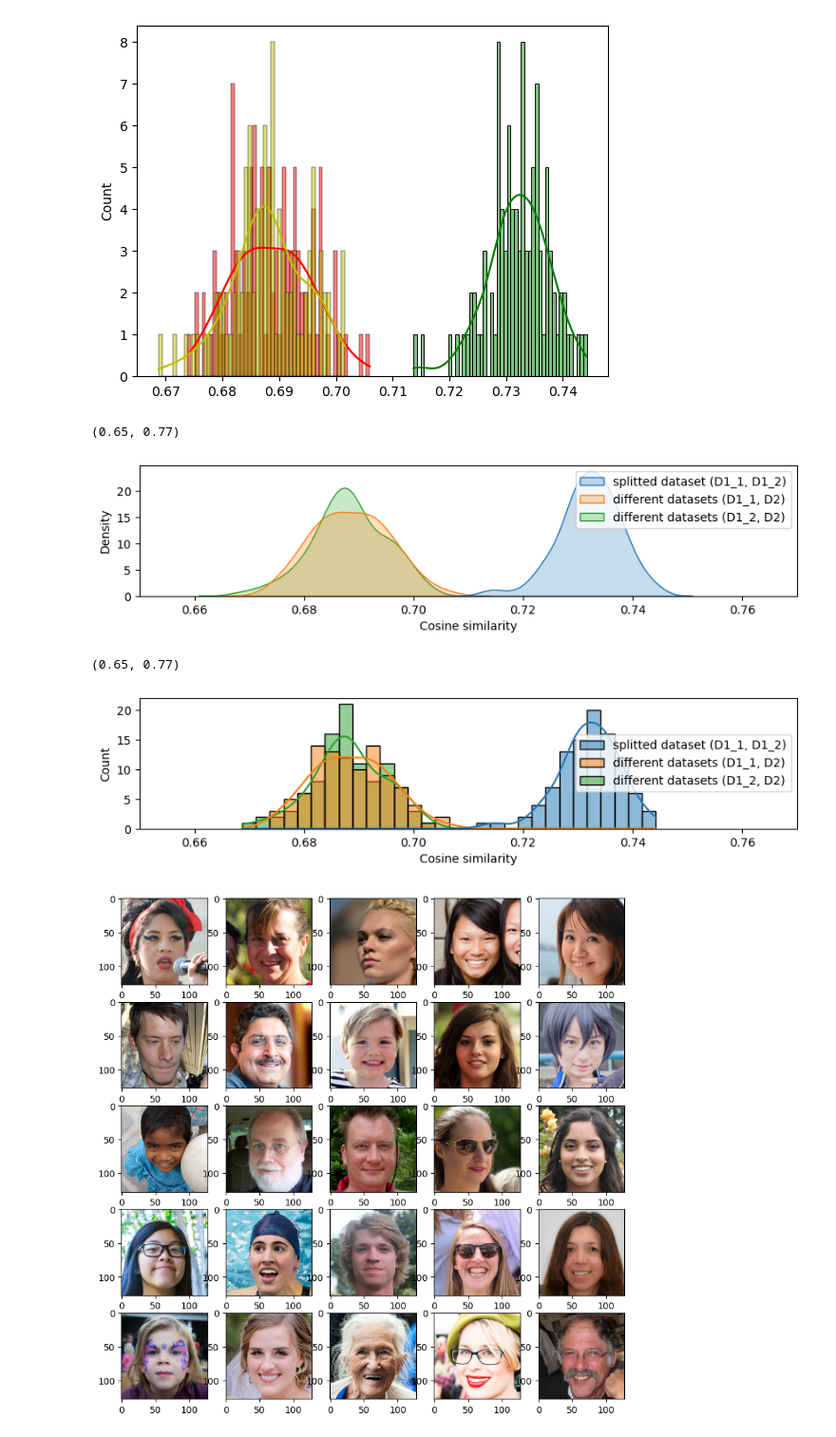
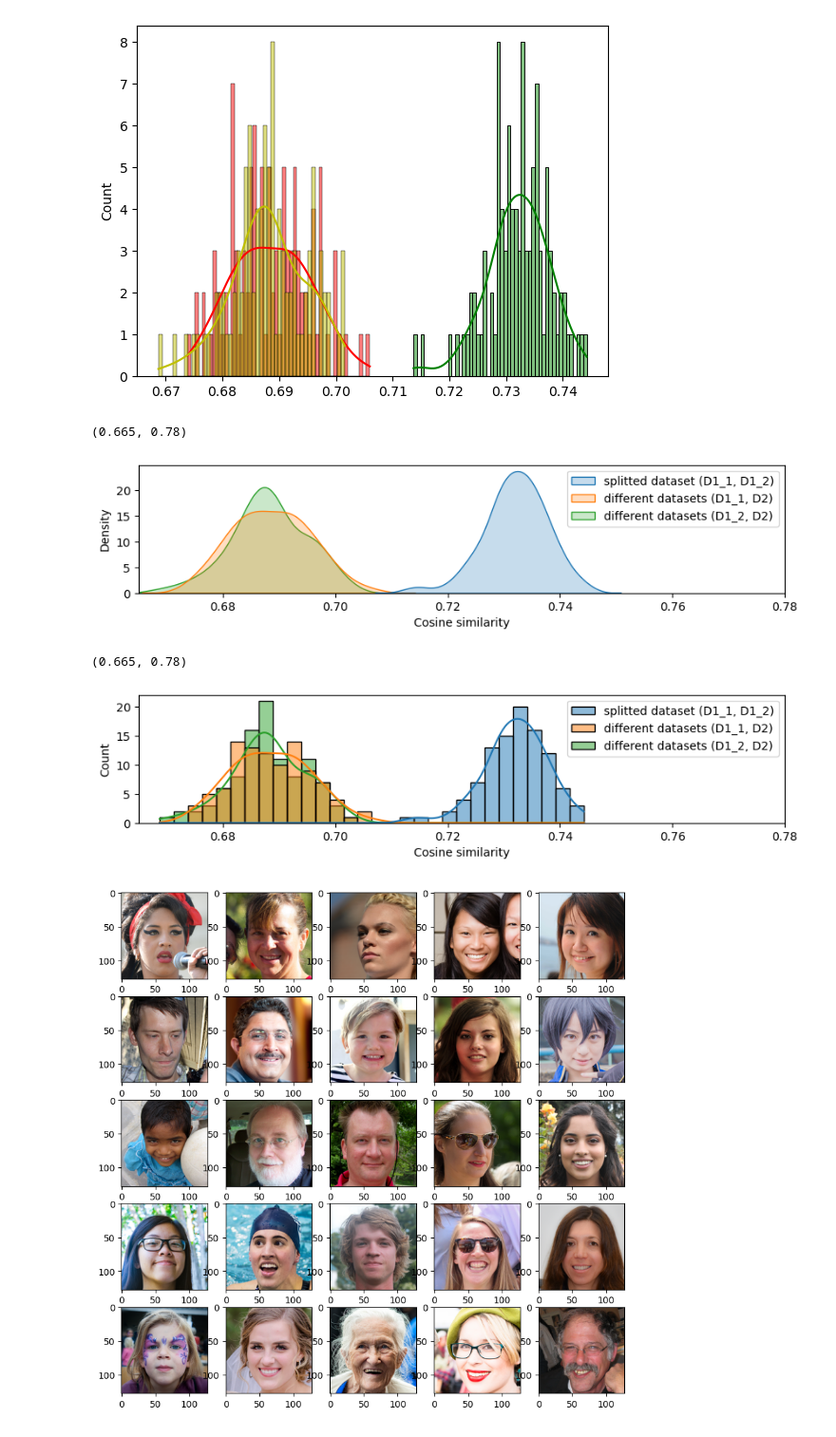
Before and after one commit to Usatoff/datasets_similarity, a Jupyter notebook: base.ipynb, the cells around one changed output. Shown at 95% size. Saved outputs shown, nothing was run; the diff lists cells and outputs as text; code cells hidden in the pictures.

```diff
--- a/base.ipynb
+++ b/base.ipynb
@@ -214,24 +214,24 @@ to_plot = pd.DataFrame({
 plt.figure(figsize=(10,2))
 plot = sns.kdeplot(data=to_plot, fill=True)
 plot.set_xlabel('Cosine similarity')
-plot.set_xlim(0.65, 0.77)
+plot.set_xlim(0.665, 0.78)
 # %% [output]
-(0.65, 0.77)
+(0.665, 0.78)
-[figure, old version]
+[figure, new version]
 # %%
 to_plot = pd.DataFrame({
     'splitted dataset (D1_1, D1_2)': similarities_list,
     'different datasets (D1_1, D2)': similarities_test_list_1,
     'different datasets (D1_2, D2)': similarities_test_list_2,
 })
 
 plt.figure(figsize=(10,2))
 plot = sns.histplot(data=to_plot, fill=True, kde=True, bins=30)
 plot.set_xlabel('Cosine similarity')
-plot.set_xlim(0.65, 0.77)
+plot.set_xlim(0.665, 0.78)
 # %% [output]
-(0.65, 0.77)
+(0.665, 0.78)
-[figure, old version]
+[figure, new version]
 # %%
 def plot_images(dataset, cnt, random_state=42):
     np.random.seed(random_state)
```
